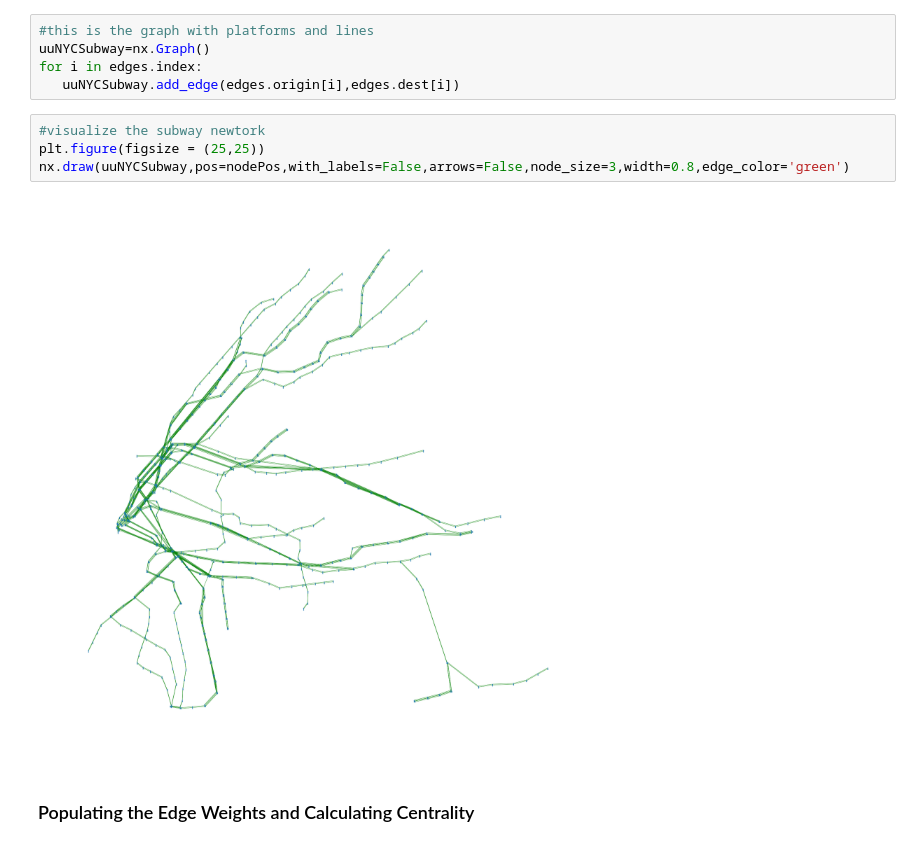
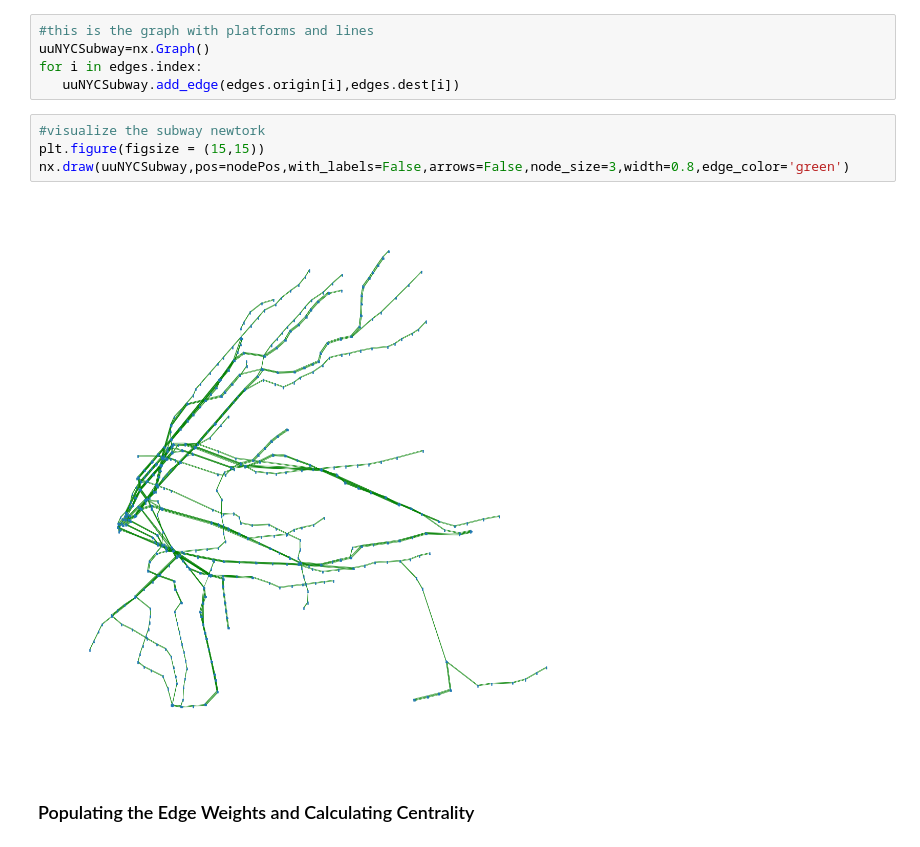
Before and after one commit to CUSPADS2022IBX/IBXRidership, a Jupyter notebook: Network Processing/subway_platform_network - noIBX.ipynb, the cells around one changed output. Cells and saved outputs as stored; diff of their text form.

```diff
--- a/Network Processing/subway_platform_network - noIBX.ipynb
+++ b/Network Processing/subway_platform_network - noIBX.ipynb
@@ -486,10 +486,10 @@ for i in edges.index:
    uuNYCSubway.add_edge(edges.origin[i],edges.dest[i])
 # %%
 #visualize the subway newtork
-plt.figure(figsize = (25,25))
+plt.figure(figsize = (15,15))
 nx.draw(uuNYCSubway,pos=nodePos,with_labels=False,arrows=False,node_size=3,width=0.8,edge_color='green')
 # %% [output]
-[figure, old version]
+[figure, new version]
 # %% [markdown]
 ### Populating the Edge Weights and Calculating Centrality
 # %% [markdown]
```
Also changed, not shown: parts of 3 cells of this notebook, 5 other files.
